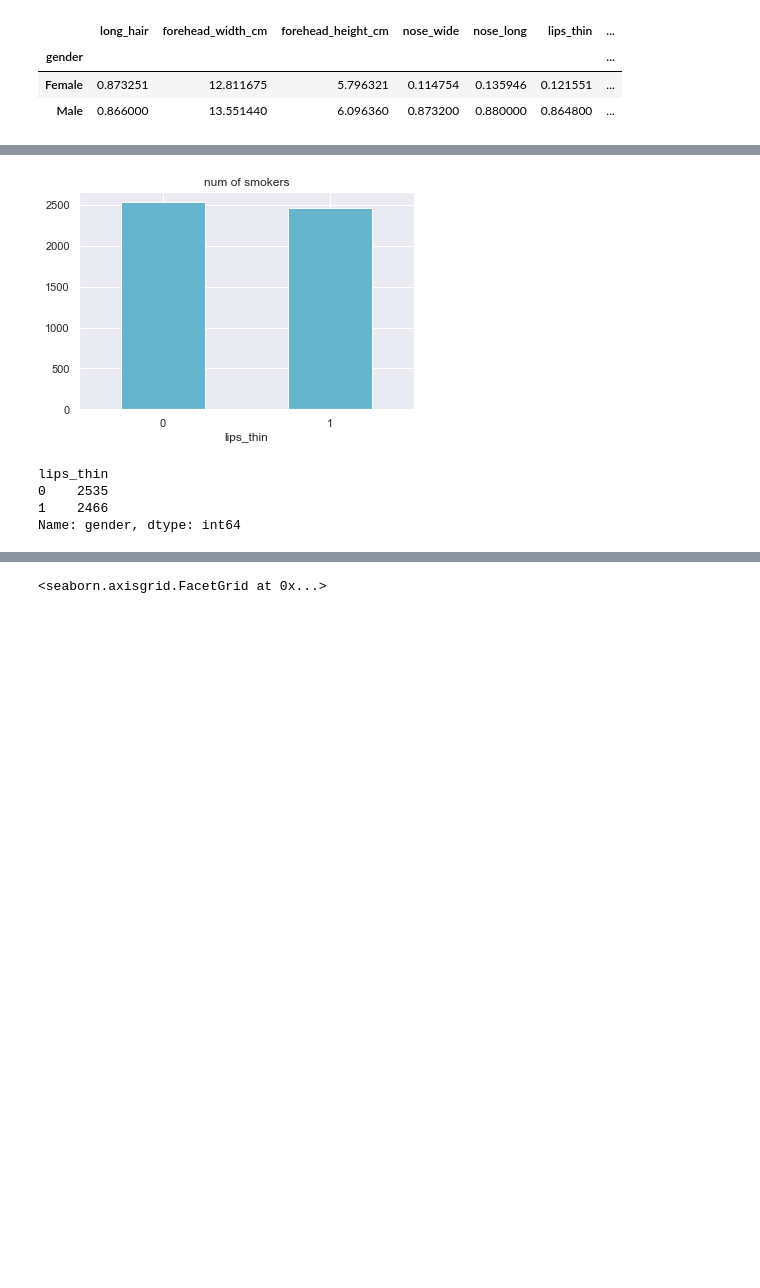
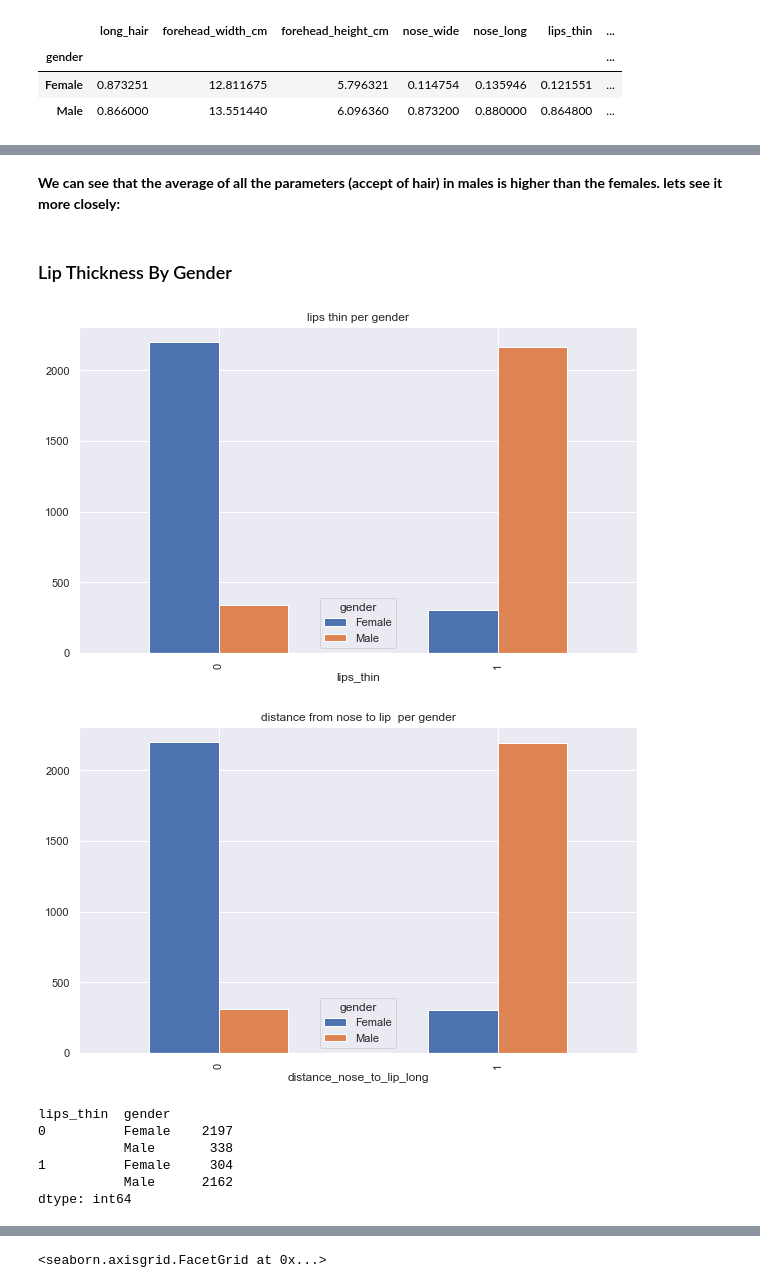
Before and after one commit to ortalcheriker/final-project-ai, a Jupyter notebook: classification-gender.ipynb, the cells around one changed output, grey strips where cells are left out. Saved outputs shown, nothing was run; the diff lists cells and outputs as text; code cells hidden in the pictures; blank space fills up the shorter version.

```diff
--- a/classification-gender.ipynb
+++ b/classification-gender.ipynb
@@ -118,12 +103,21 @@ plt.show()
-# %%
-lips1=person.groupby('lips_thin').gender.count().plot(kind='bar', title="num of smokers", color="c")
-for item in lips1.get_xticklabels():
-    item.set_rotation(0)
-plt.show()
-person.groupby('lips_thin').gender.count()
-# %% [output]
-[figure, removed]
-lips_thin
-0    2535
-1    2466
-Name: gender, dtype: int64
+# %% [markdown]
+<B>We can see that the average of all the parameters (accept of hair) in males is higher than the females. lets see it more closely:
+# %% [markdown]
+### Lip Thickness By Gender
+# %%
+person.groupby(['lips_thin','gender']).size().unstack().plot(kind='bar',figsize=(10,6))
+plt.title('lips thin per gender')
+person.groupby(['distance_nose_to_lip_long','gender']).size().unstack().plot(kind='bar',figsize=(10,6))
+plt.title('distance from nose to lip  per gender')
+plt.show()
+# print the size:
+person.groupby(['lips_thin','gender']).size()
+# %% [output]
+[figure, added]
+[figure, added]
+lips_thin  gender
+0          Female    2197
+           Male       338
+1          Female     304
+           Male      2162
+dtype: int64
```
Also changed, not shown: parts of 64 cells of this notebook, 2 other files.
